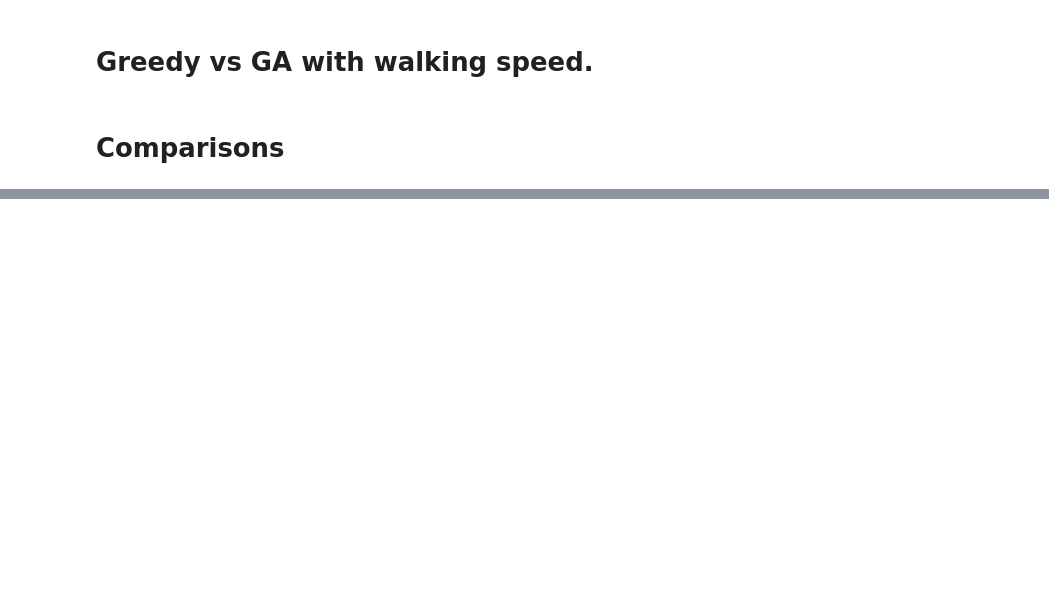
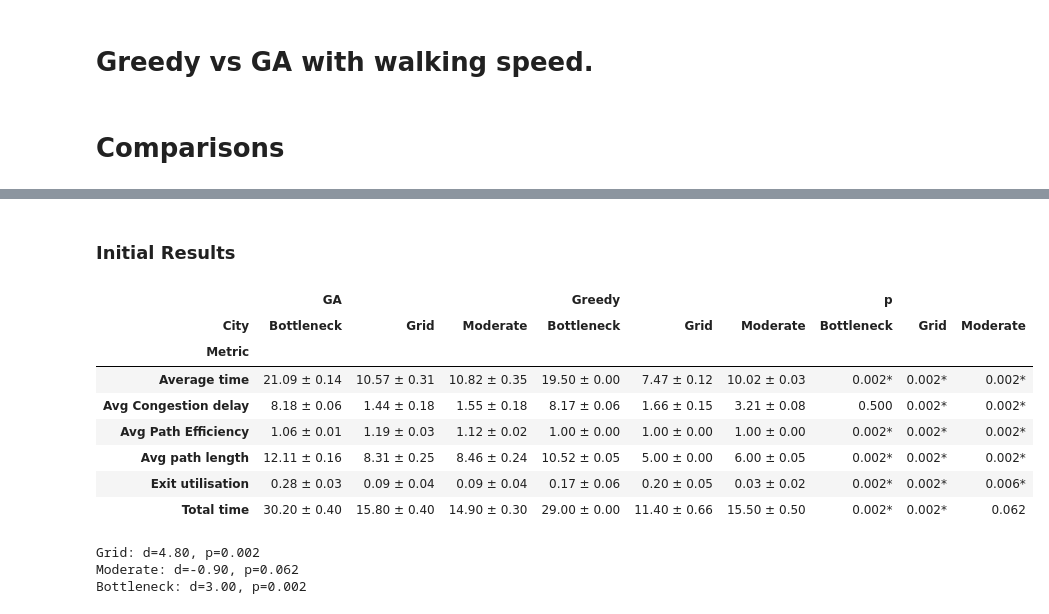
Before and after one commit to lpow311/dissertation, a Jupyter notebook: 5_3_delayed_starts_comparison.ipynb, the cells around one changed output, grey strips where cells are left out. Saved outputs shown, nothing was run; the diff lists cells and outputs as text; code cells hidden in the pictures; blank space fills up the shorter version.

```diff
--- a/5_3_delayed_starts_comparison.ipynb
+++ b/5_3_delayed_starts_comparison.ipynb
@@ -52,0 +58,23 @@ print(f'Params: {results['ga']['params']}')   # {'walking': False, 'delay_start'
+# %% [markdown]
+### Initial Results
+# %%
+df = build_results_table(experiment_files)
+formatted = format_results_table(df)
+formatted.to_clipboard()
+formatted
+# %% [output]
+|  | GA |  |  | Greedy |  |  | p |  |  |
+| City | Bottleneck | Grid | Moderate | Bottleneck | Grid | Moderate | Bottleneck | Grid | Moderate |
+| Metric |  |  |  |  |  |  |  |  |  |
+| Average time | 21.09 ± 0.14 | 10.57 ± 0.31 | 10.82 ± 0.35 | 19.50 ± 0.00 | 7.47 ± 0.12 | 10.02 ± 0.03 | 0.002* | 0.002* | 0.002* |
+| Avg Congestion delay | 8.18 ± 0.06 | 1.44 ± 0.18 | 1.55 ± 0.18 | 8.17 ± 0.06 | 1.66 ± 0.15 | 3.21 ± 0.08 | 0.500 | 0.002* | 0.002* |
+| Avg Path Efficiency | 1.06 ± 0.01 | 1.19 ± 0.03 | 1.12 ± 0.02 | 1.00 ± 0.00 | 1.00 ± 0.00 | 1.00 ± 0.00 | 0.002* | 0.002* | 0.002* |
+| Avg path length | 12.11 ± 0.16 | 8.31 ± 0.25 | 8.46 ± 0.24 | 10.52 ± 0.05 | 5.00 ± 0.00 | 6.00 ± 0.05 | 0.002* | 0.002* | 0.002* |
+| Exit utilisation | 0.28 ± 0.03 | 0.09 ± 0.04 | 0.09 ± 0.04 | 0.17 ± 0.06 | 0.20 ± 0.05 | 0.03 ± 0.02 | 0.002* | 0.002* | 0.006* |
+| Total time | 30.20 ± 0.40 | 15.80 ± 0.40 | 14.90 ± 0.30 | 29.00 ± 0.00 | 11.40 ± 0.66 | 15.50 ± 0.50 | 0.002* | 0.002* | 0.062 |
+# %%
+extract_cohens_d(files=experiment_files)
+# %% [output]
+Grid: d=4.80, p=0.002
+Moderate: d=-0.90, p=0.062
+Bottleneck: d=3.00, p=0.002
```
Also changed, not shown: parts of 4 cells of this notebook, 2 other files.
